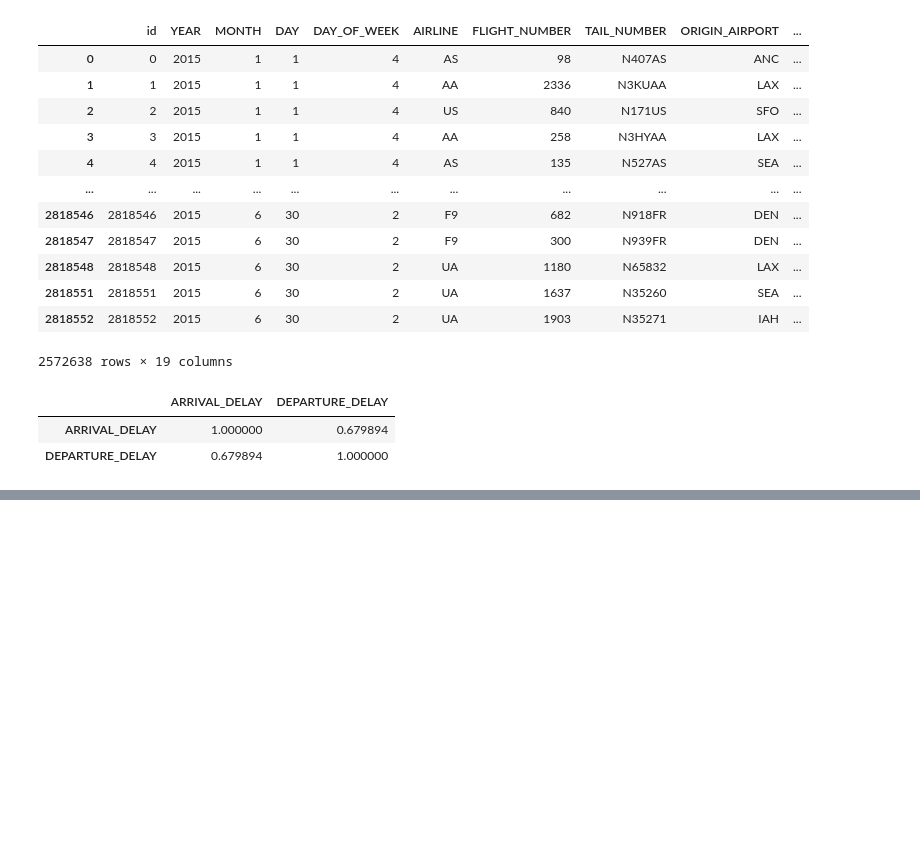
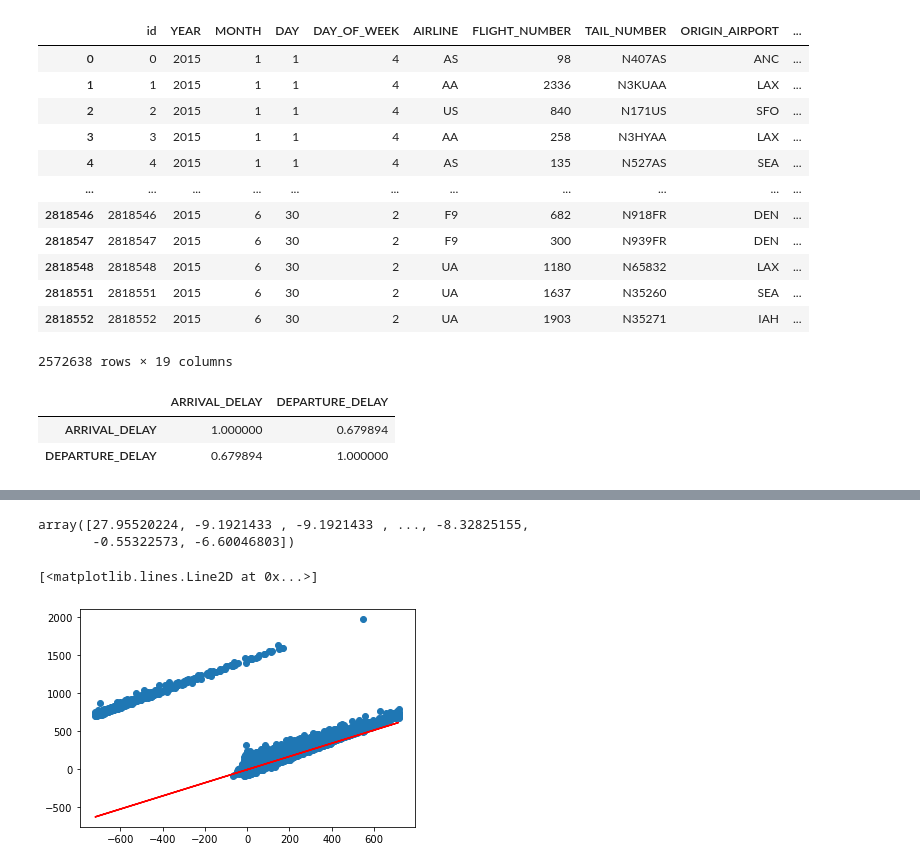
Before and after one commit to suvkp/Flights-Delay-Prediction, a Jupyter notebook: Codes/01_EDA_DEPARTURE_DELAY.ipynb, the cells around one changed output, grey strips where cells are left out. Cells and saved outputs as stored; diff of their text form; code cells hidden in the pictures; blank space fills up the shorter version.

```diff
--- a/Codes/01_EDA_DEPARTURE_DELAY.ipynb
+++ b/Codes/01_EDA_DEPARTURE_DELAY.ipynb
@@ -154,0 +247,20 @@ train_dep.iloc[:,-2:].corr()
+# %%
+X = train_dep["DEPARTURE_DELAY"].values
+Y = train_dep["ARRIVAL_DELAY"].values
+
+model.fit(X[:, np.newaxis], Y)
+
+xfit1 = test_d['DEPARTURE_DELAY'].values
+
+yfit1 = model.predict(xfit1[:, np.newaxis])
+yfit1
+# %% [output]
+array([27.95520224, -9.1921433 , -9.1921433 , ..., -8.32825155,
+       -0.55322573, -6.60046803])
+# %%
+from matplotlib import pyplot as plt
+plt.scatter(train_d.DEPARTURE_DELAY, train_d.ARRIVAL_DELAY)
+plt.plot(xfit1, yfit1, c='r')
+# %% [output]
+[<matplotlib.lines.Line2D at 0x...>]
+[figure, added]
```
Also changed, not shown: parts of 21 cells of this notebook.
